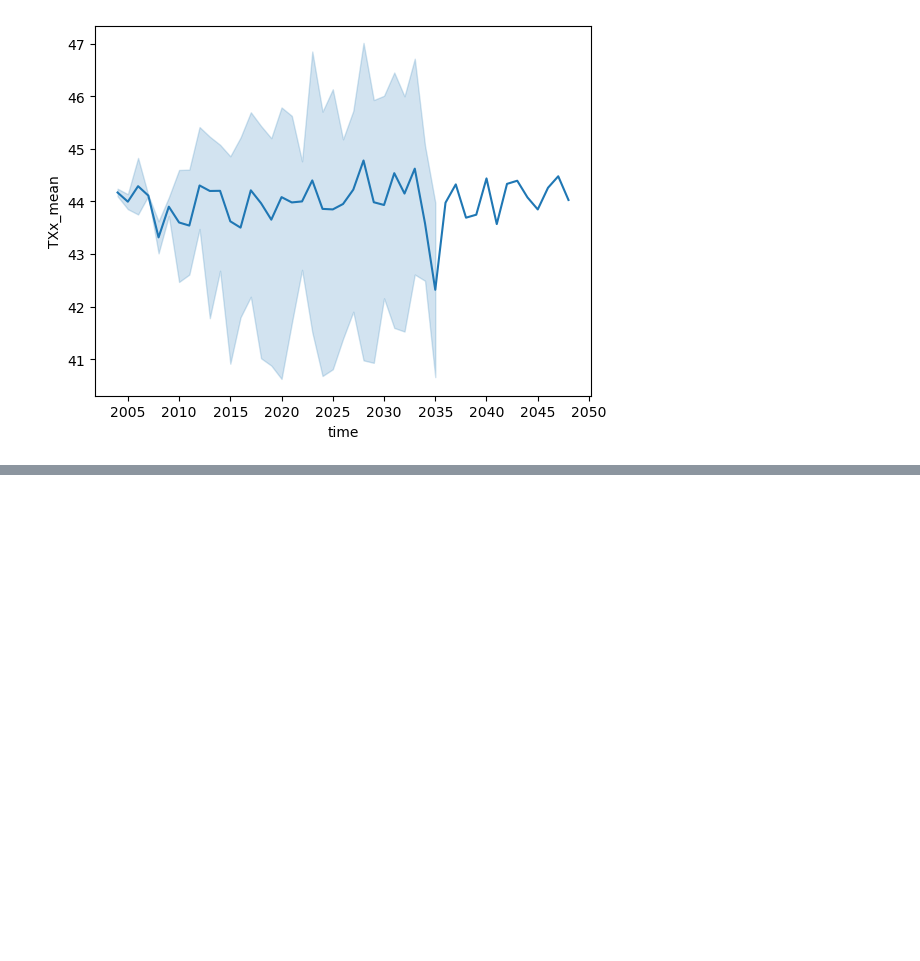
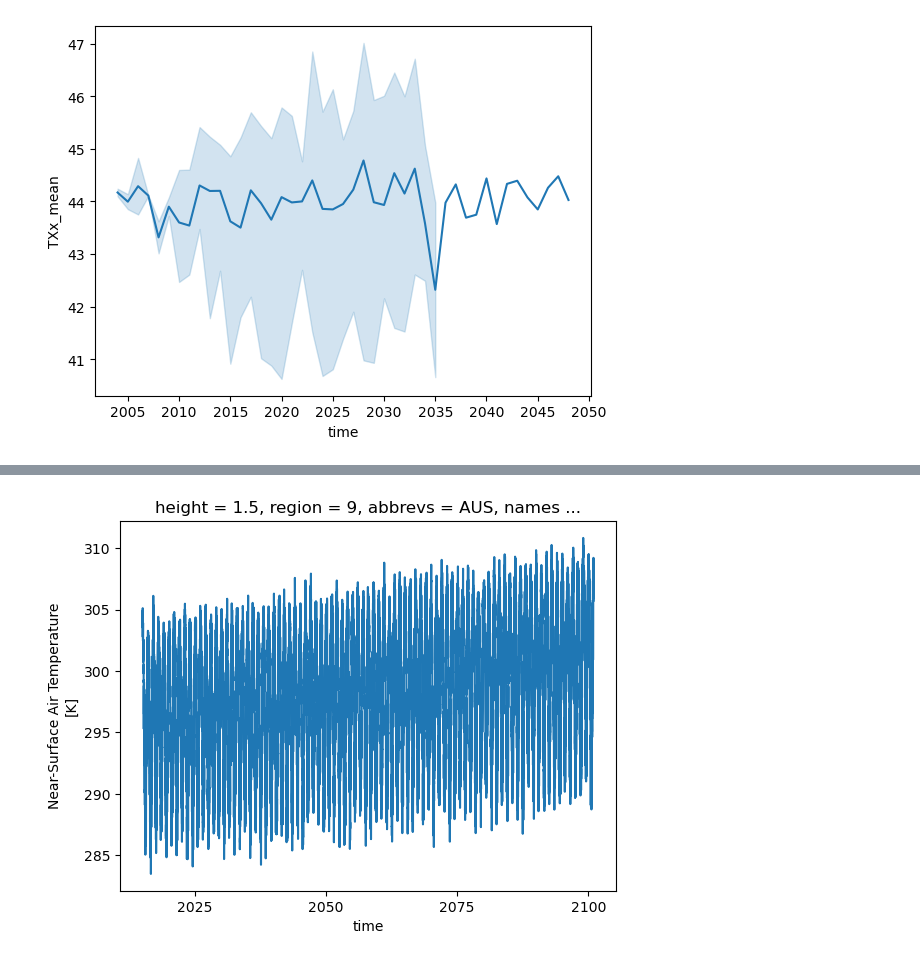
Before and after one commit to AusClimateService/plotting_maps, a Jupyter notebook: example_notebooks/FAQ_example_timeseries_stats.ipynb, the cells around one changed output, grey strips where cells are left out. Cells and saved outputs as stored; diff of their text form; code cells hidden in the pictures; blank space fills up the shorter version.

```diff
--- a/example_notebooks/FAQ_example_timeseries_stats.ipynb
+++ b/example_notebooks/FAQ_example_timeseries_stats.ipynb
@@ -236,0 +346,4 @@ sns.lineplot(data=da, x="time", y= f"{var}_mean",  errorbar=("pi", 100) )
+# %%
+%%time
+# building this mask is very memory intensive ~50GB and a few minutes
+mask = regions.mask_3D_frac_approx(ds)
@@ -236,0 +394,10 @@ sns.lineplot(data=da, x="time", y= f"{var}_mean",  errorbar=("pi", 100) )
+# %%
+# choose a list of files to open
+# this list of files will be combined to form a dataset with model, time, lat, and lon dimensions
+# we will calculate regional averages and then calculate timeseries for a selected region for each model
+
+
+path = f"/g/data/py18/BARPA/output/CMIP6/DD/AUS-15/BOM/ACCESS-CM2/ssp370/r4i1p1f1/BARPA-R/v1-r1/day/tas/latest"
+
+filelist = sorted(glob(f"{path}/*.nc"))
+filelist
@@ -236,0 +442,22 @@ sns.lineplot(data=da, x="time", y= f"{var}_mean",  errorbar=("pi", 100) )
+# %%
+# these files are on a different lat lon grid so we need to make a custom mask for this data
+ds= xr.open_dataset(filelist[0])
+
+regions = get_regions(["ncra_regions", "australia"])
+mask = regions.mask_3D_frac_approx(ds)
+# %%
+%%time
+# open the list of files into one xarray dataset
+def _preprocess(ds):
+    # open file, drop redundant variables, define chunks sizes (make sure lat lon are not split or regional averages)
+    data = ds.drop_vars(["height", "time_bnds", "crs"]).chunk({"lat":-1, "lon":-1})
+    # Calculate region mean per file
+    da_summary = acs_regional_stats(ds=data, var="tas", mask =mask, dims = ("lat", "lon",), how = ["mean"],)
+    return da_summary
+
+# preprocess does the area averaging and open_mfdataset cleverly concatenates the data
+ds = xr.open_mfdataset(filelist,
+                       preprocess= lambda ds: _preprocess(ds),
+                       use_cftime=True,).load()
+
+ds
@@ -236,0 +483,5 @@ sns.lineplot(data=da, x="time", y= f"{var}_mean",  errorbar=("pi", 100) )
+# %%
+var="tas"
+ds[f"{var}_mean"].sel(region=9).plot.line(x="time");
+# %% [output]
+[figure, added]
```
Also changed, not shown: parts of 32 cells of this notebook.
